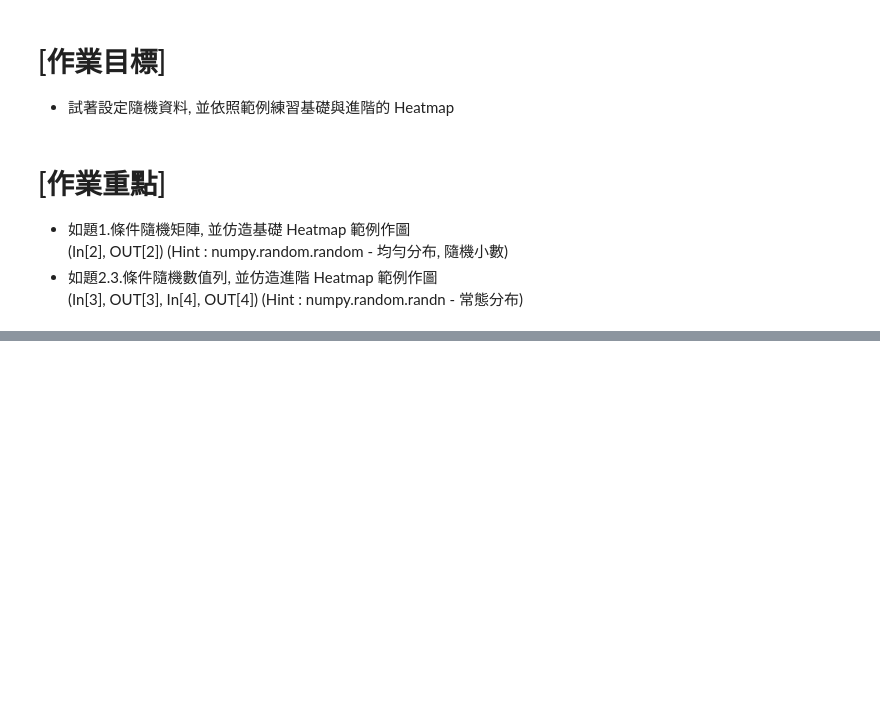
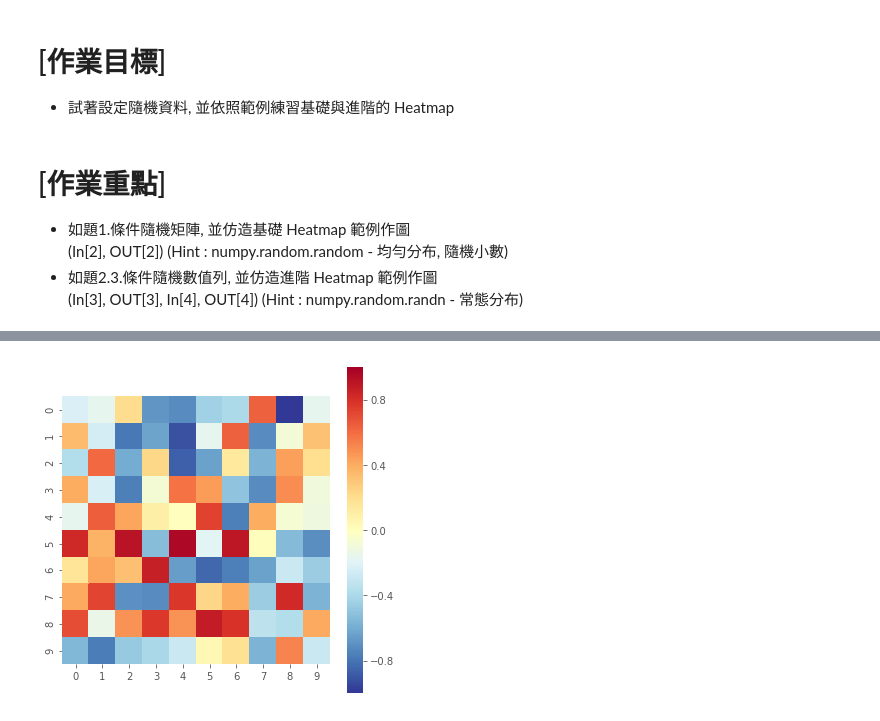
Before and after one commit to luffy024688/2nd-ML-1000Days, a Jupyter notebook: homework/Day_015_HW.ipynb, the cells around one changed output, grey strips where cells are left out. Drawn from its saved outputs; the diff is of its cells as text; code cells hidden in the pictures; blank space fills up the shorter version.

```diff
--- a/homework/Day_015_HW.ipynb
+++ b/homework/Day_015_HW.ipynb
@@ -29,12 +29,11 @@ warnings.filterwarnings('ignore')
 """
 Your Code Here
 """
-matrix =
-df_corr = matrix.corr()
-plt.figure(figsize=(10,10))
+matrix = (np.random.random((10,10))-0.5)*2
+plt.figure(figsize=(6,6))
 """
 Your Code Here
 """
-heatmap =
+heatmap = sns.heatmap(matrix, vmax=1,vmin=-1, square=True,cmap= plt.cm.RdYlBu_r)
 plt.show()
 # %% [output]
@@ -41,0 +40 @@ SyntaxError: invalid syntax (<ipython-input-9-72388609275f>, line 10)
+[figure, added]
```
Also changed, not shown: parts of 4 cells of this notebook, 1 other file.
